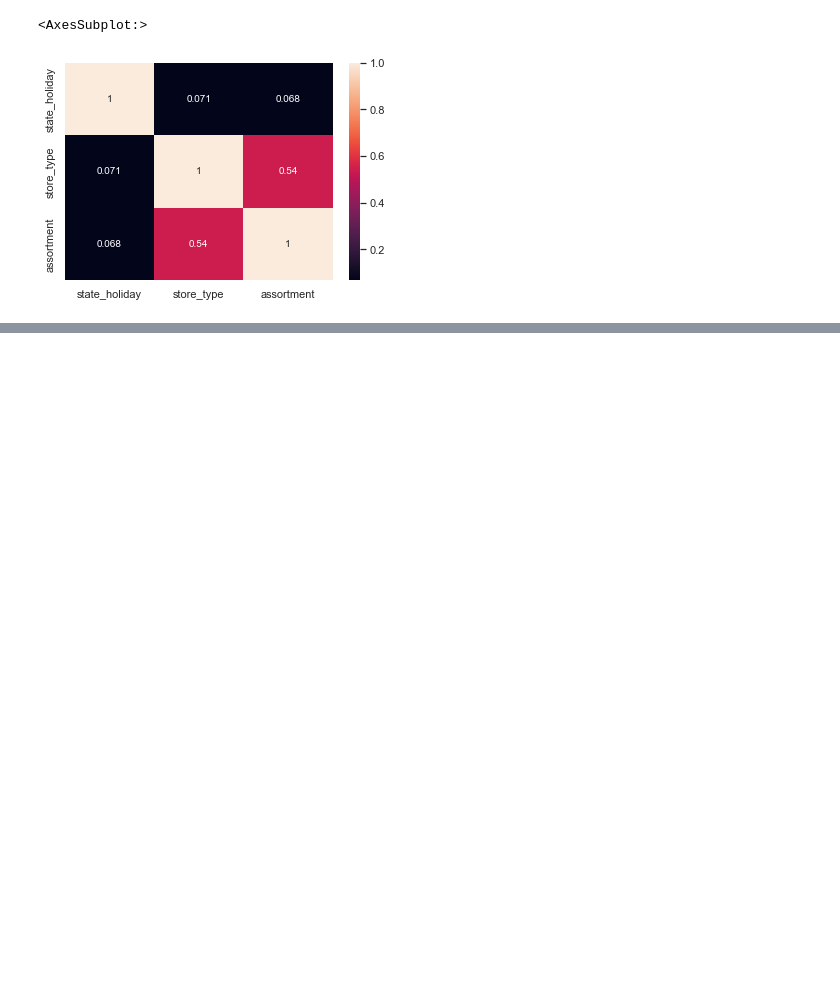
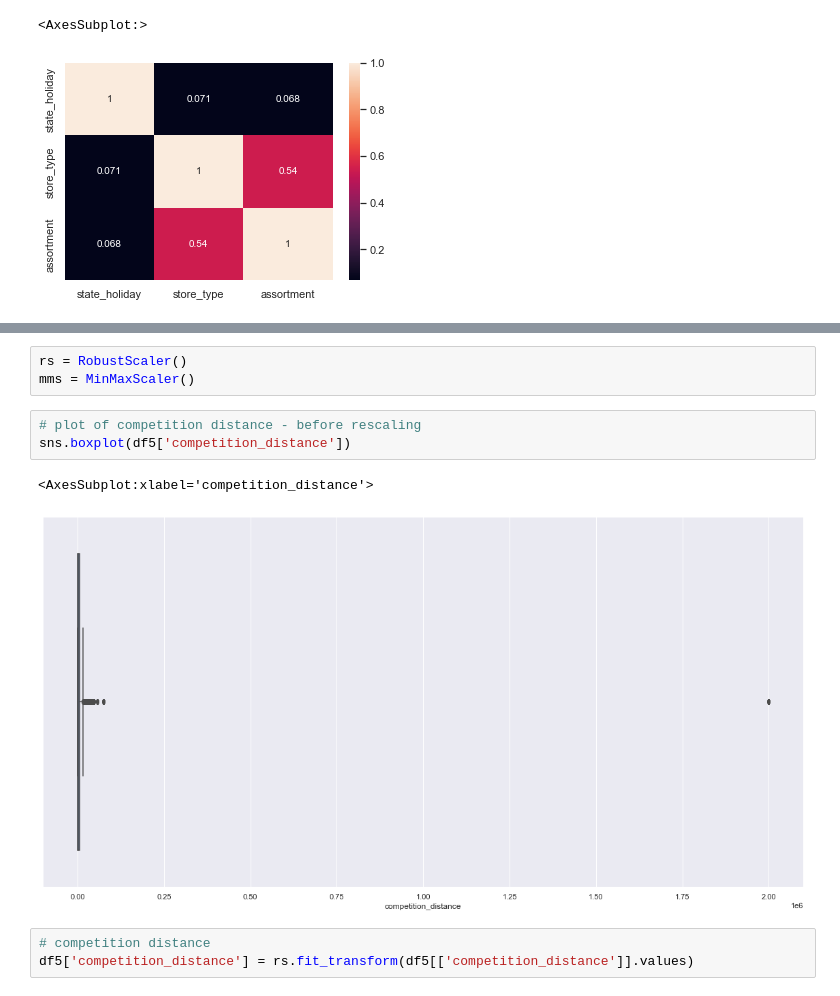
Before and after one commit to ramirovsjunior/datascience_em_producao, a Jupyter notebook: m04_v01_store_sales_prediction.ipynb, the cells around one changed output, grey strips where cells are left out. Saved outputs shown, nothing was run; the diff lists cells and outputs as text; blank space fills up the shorter version.

Commit message:
applied rescaling techniques

```diff
--- a/m04_v01_store_sales_prediction.ipynb
+++ b/m04_v01_store_sales_prediction.ipynb
@@ -843,0 +856,12 @@ df5 = df4.copy()
+# %%
+rs = RobustScaler()
+mms = MinMaxScaler()
+# %%
+# plot of competition distance - before rescaling
+sns.boxplot(df5['competition_distance'])
+# %% [output]
+<AxesSubplot:xlabel='competition_distance'>
+[figure, added]
+# %%
+# competition distance
+df5['competition_distance'] = rs.fit_transform(df5[['competition_distance']].values)
```
Also changed, not shown: parts of 23 cells of this notebook.
